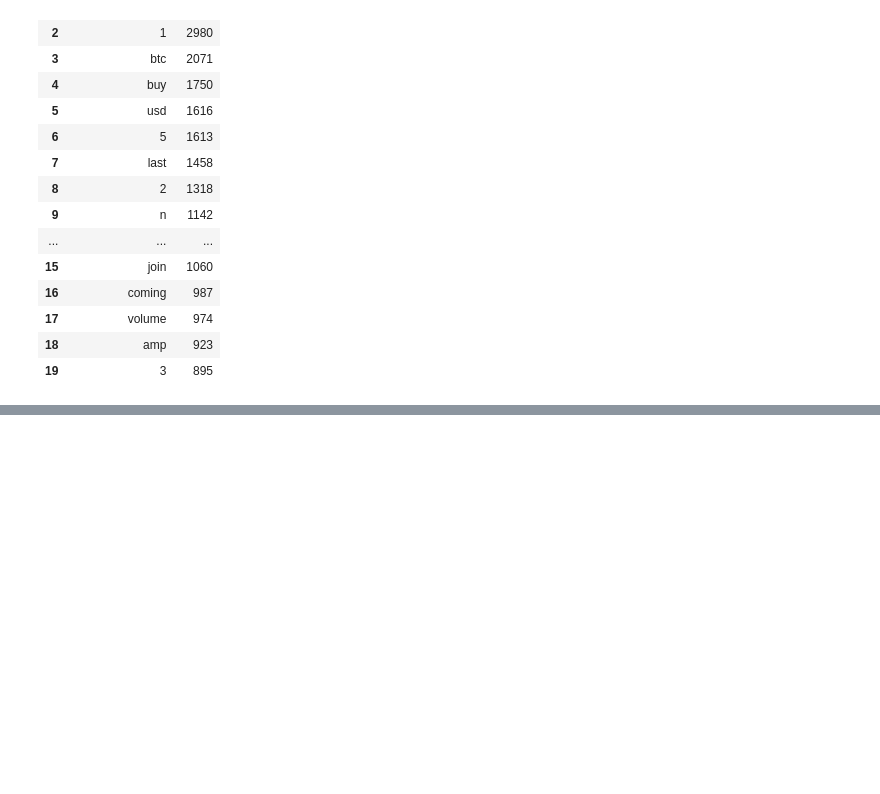
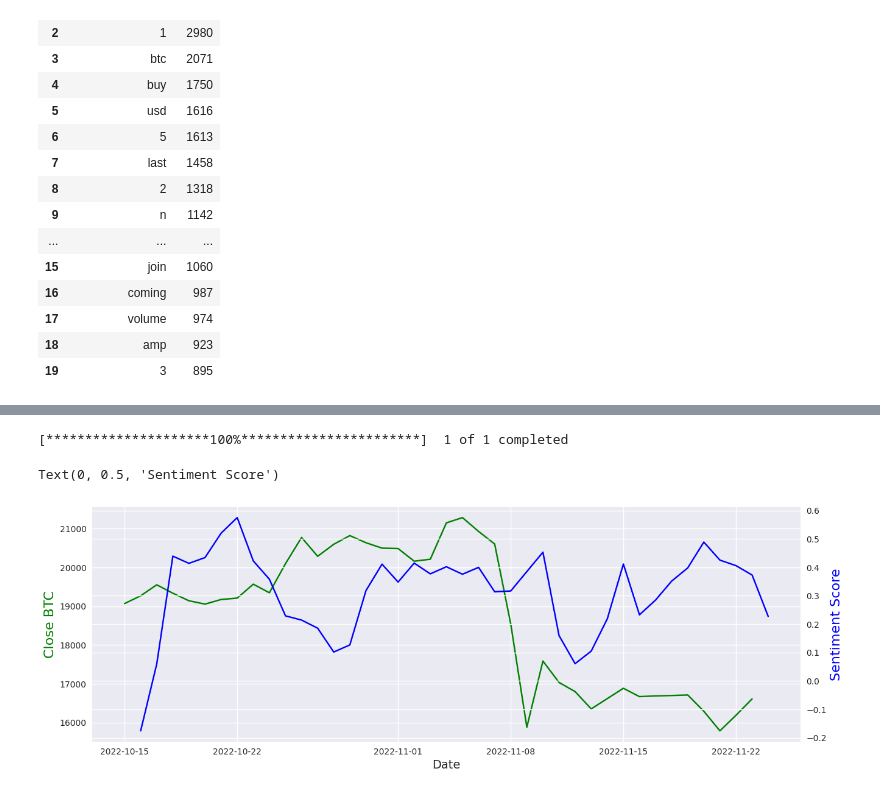
Before and after one commit to kozanakyel/KZ-Engine-Backend, a Jupyter notebook: KZ_project_setup/notebooks/twitter_sentiment_analysis_btc.ipynb, the cells around one changed output, grey strips where cells are left out. Drawn from its saved outputs; the diff is of its cells as text; code cells hidden in the pictures; blank space fills up the shorter version.

```diff
--- a/KZ_project_setup/notebooks/twitter_sentiment_analysis_btc.ipynb
+++ b/KZ_project_setup/notebooks/twitter_sentiment_analysis_btc.ipynb
@@ -161,0 +224,5 @@ temp.style.background_gradient(cmap='Blues')
+# %%
+df_result['compound_total'] = 0
+for i, dt, com in df_result.itertuples():
+    sub_df = df_btc.loc[(df_btc.comp_score != 'Neutral'), :]
+    df_result.loc[i, 'compound_total'] = sub_df.loc[(sub_df.Datetime.unique()[i] == sub_df.Datetime), 'compound'].mean()
@@ -161,0 +238,22 @@ temp.style.background_gradient(cmap='Blues')
+# %%
+df_result = df_result.sort_values('Datetime')
+# %%
+df_result.set_index('Datetime', inplace=True)
+# %%
+import yfinance as yf
+ohlc = yf.download('BTC-USD', start='2022-10-16', end='2022-11-24')
+# %% [output]
+[*********************100%***********************]  1 of 1 completed
+# %%
+import matplotlib.pyplot as plt
+fig, ax = plt.subplots(figsize=(15,5))
+ax.plot(ohlc.index, ohlc.Close, color='green')
+ax.set_xlabel('Date', fontsize=14)
+ax.set_ylabel('Close BTC', color='green', fontsize=16)
+
+ax2 = ax.twinx()
+ax2.plot(df_result.index, df_result.compound_total, color='blue')
+ax2.set_ylabel('Sentiment Score', color='blue', fontsize=16)
+# %% [output]
+Text(0, 0.5, 'Sentiment Score')
+[figure, added]
```
Also changed, not shown: parts of 6 cells of this notebook.
